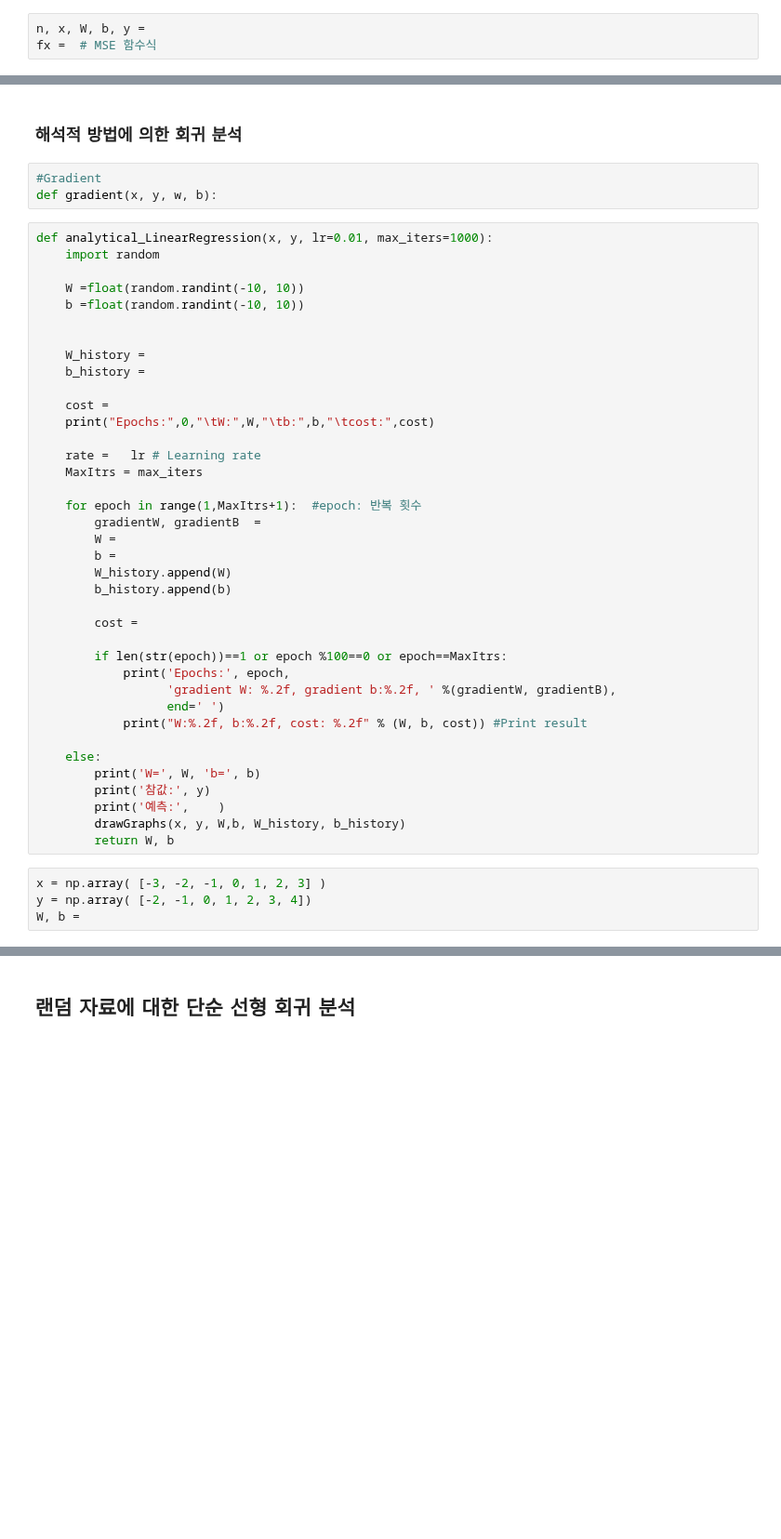
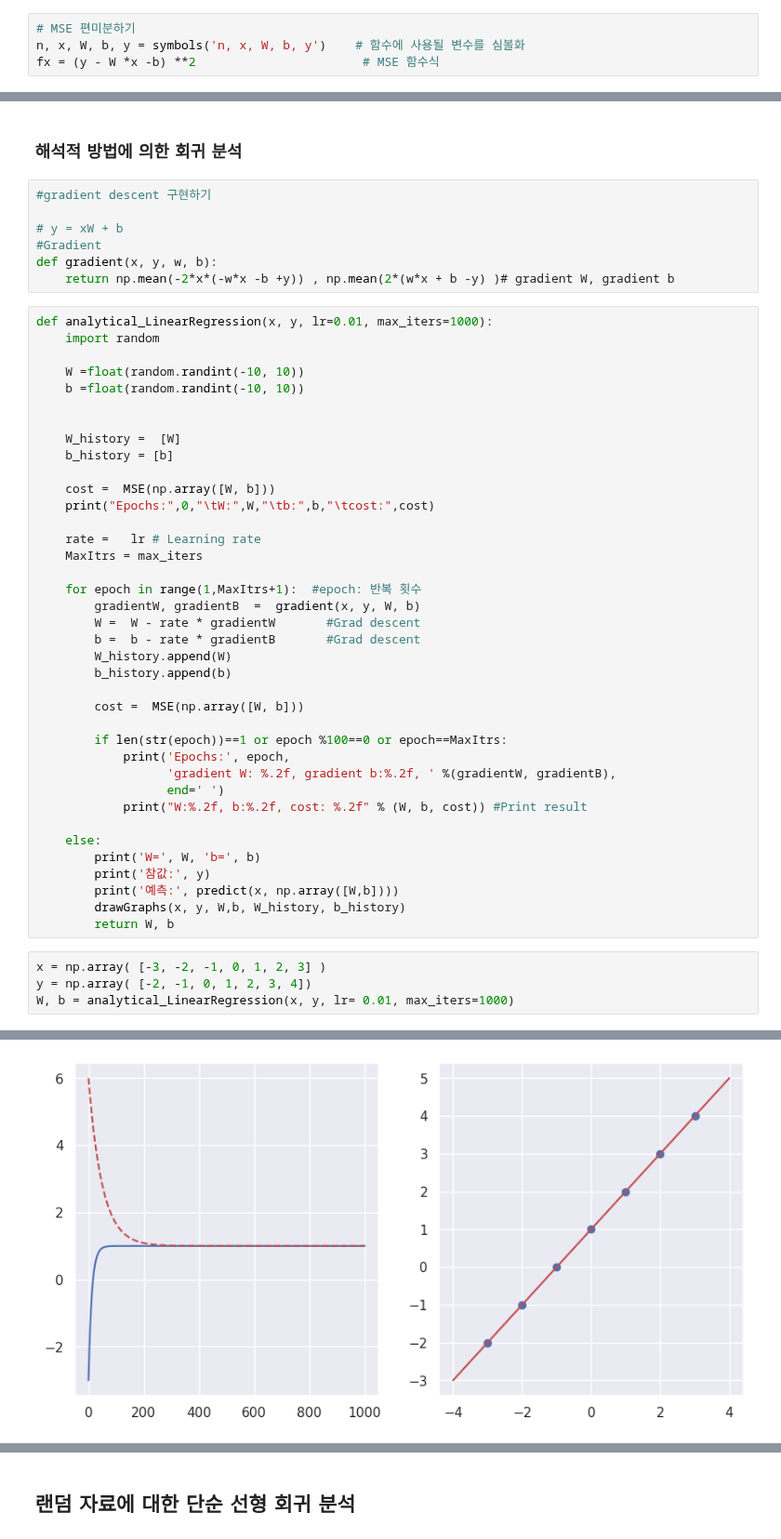
Before and after one commit to gymnopedy01/ictis-2023-ai, a Jupyter notebook: 다운로드/배포_ML_회귀.ipynb, the cells around one changed output, grey strips where cells are left out. Shown at 93% size. Cells and saved outputs as stored; diff of their text form; blank space fills up the shorter version.

```diff
--- a/다운로드/배포_ML_회귀.ipynb
+++ b/다운로드/배포_ML_회귀.ipynb
@@ -195,3 +206,4 @@ fx = 3*x**2 -4*x +1    # 함수식
 # %%
-n, x, W, b, y =
-fx =  # MSE 함수식
+# MSE 편미분하기
+n, x, W, b, y = symbols('n, x, W, b, y')    # 함수에 사용될 변수를 심볼화
+fx = (y - W *x -b) **2                       # MSE 함수식
@@ -200,8 +221,12 @@ del W, b, y, x, n
 # %% [markdown]
 ### 해석적 방법에 의한 회귀 분석
 # %%
+#gradient descent 구현하기
+
+# y = xW + b
 #Gradient
 def gradient(x, y, w, b):
+    return np.mean(-2*x*(-w*x -b +y)) , np.mean(2*(w*x + b -y) )# gradient W, gradient b
 # %%
 def analytical_LinearRegression(x, y, lr=0.01, max_iters=1000):
     import random
@@ -210,23 +235,23 @@ def analytical_LinearRegression(x, y, lr=0.01, max_iters=1000):
     b =float(random.randint(-10, 10))
 
 
-    W_history =
-    b_history =
+    W_history =  [W]
+    b_history = [b]
 
-    cost =
+    cost =  MSE(np.array([W, b]))
     print("Epochs:",0,"\tW:",W,"\tb:",b,"\tcost:",cost)
 
     rate =   lr # Learning rate
     MaxItrs = max_iters
 
     for epoch in range(1,MaxItrs+1):  #epoch: 반복 횟수
-        gradientW, gradientB  =
-        W =
-        b =
+        gradientW, gradientB  =  gradient(x, y, W, b)
+        W =  W - rate * gradientW       #Grad descent
+        b =  b - rate * gradientB       #Grad descent
         W_history.append(W)
         b_history.append(b)
 
-        cost =
+        cost =  MSE(np.array([W, b]))
 
         if len(str(epoch))==1 or epoch %100==0 or epoch==MaxItrs:
             print('Epochs:', epoch,
@@ -237,10 +262,11 @@ def analytical_LinearRegression(x, y, lr=0.01, max_iters=1000):
     else:
         print('W=', W, 'b=', b)
         print('참값:', y)
-        print('예측:',    )
+        print('예측:', predict(x, np.array([W,b])))
         drawGraphs(x, y, W,b, W_history, b_history)
         return W, b
 # %%
 x = np.array( [-3, -2, -1, 0, 1, 2, 3] )
 y = np.array( [-2, -1, 0, 1, 2, 3, 4])
-W, b =
+W, b = analytical_LinearRegression(x, y, lr= 0.01, max_iters=1000)
+# %% [output]
@@ -247,3 +290,4 @@ W, b =
+[figure, added]
 # %%
 x = np.array( [-3, -2, -1, 0, 1, 2, 3]  )
 y = np.array( [2, 3.5, 4, 5.2, 6, 7.1, 7.9] )
```
Also changed, not shown: parts of 32 cells of this notebook.
